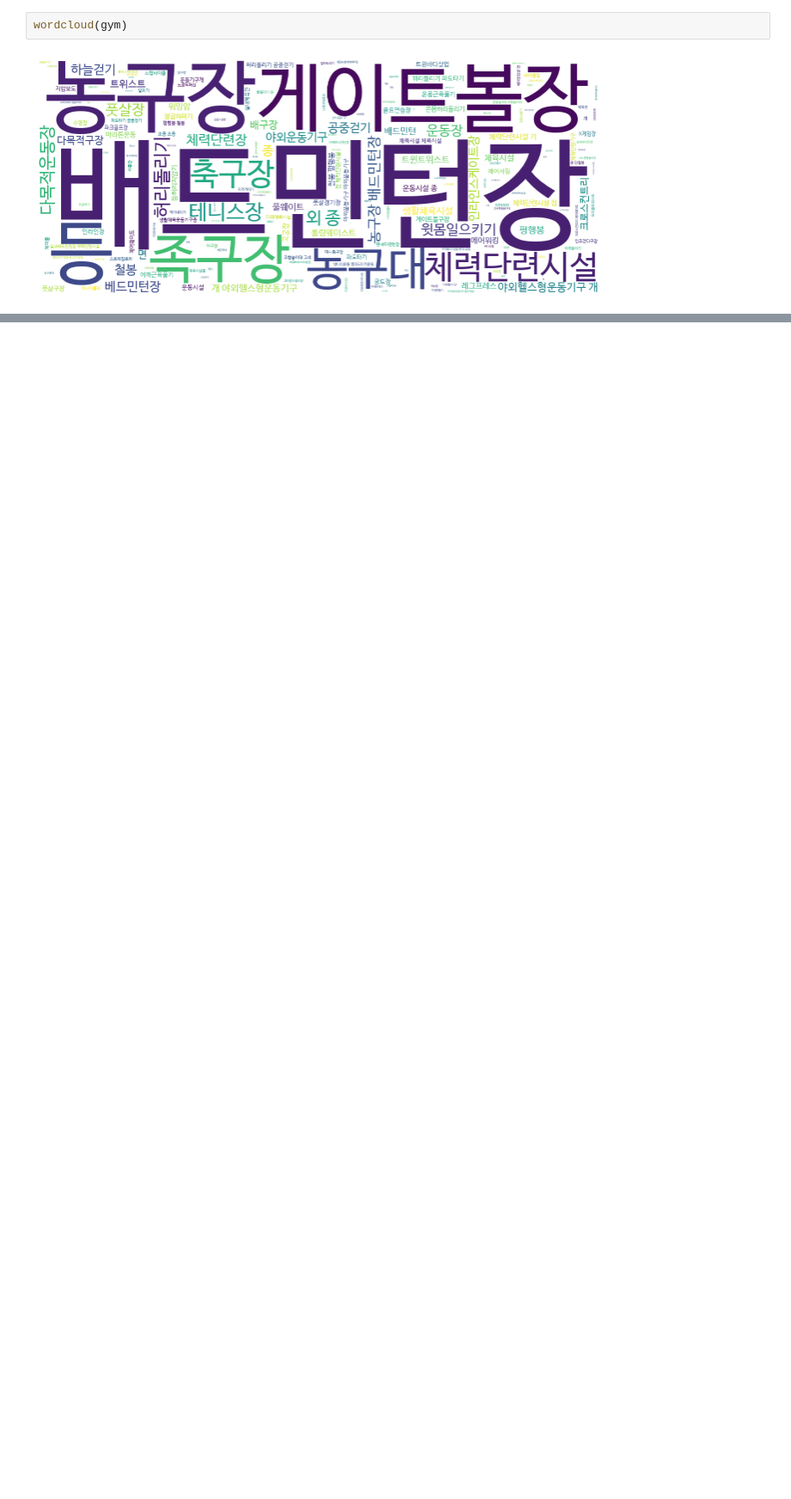
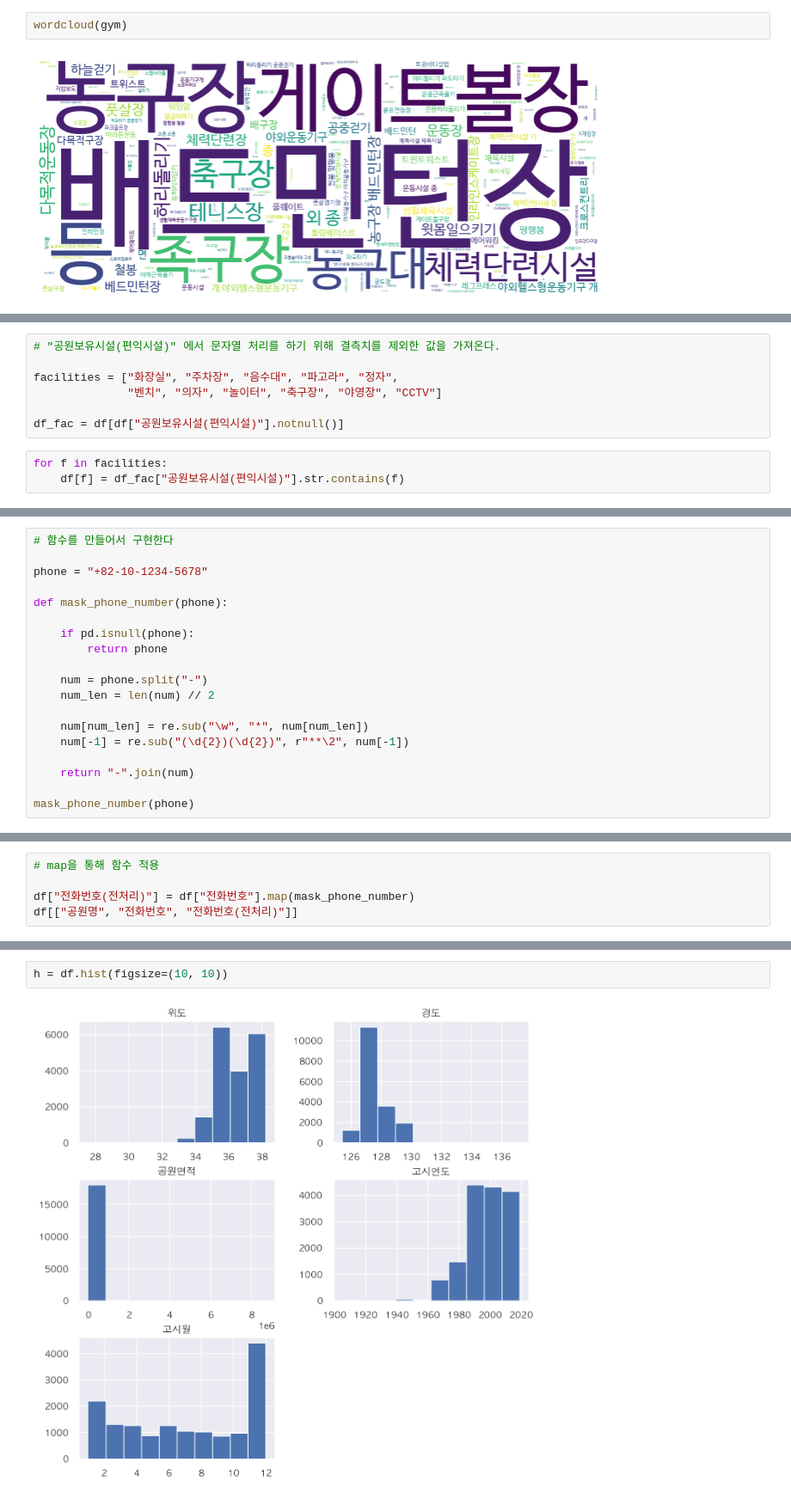
Before and after one commit to DAWUNHAN/DataAnalysisInPython, a Jupyter notebook: 전국 도시공원 데이터 분석.ipynb, the cells around one changed output, grey strips where cells are left out. Shown at 86% size. Saved outputs shown, nothing was run; the diff lists cells and outputs as text; blank space fills up the shorter version.

```diff
--- a/전국 도시공원 데이터 분석.ipynb
+++ b/전국 도시공원 데이터 분석.ipynb
@@ -500,0 +605,10 @@ wordcloud(gym)
+# %%
+# "공원보유시설(편익시설)" 에서 문자열 처리를 하기 위해 결측치를 제외한 값을 가져온다.
+
+facilities = ["화장실", "주차장", "음수대", "파고라", "정자",
+              "벤치", "의자", "놀이터", "축구장", "야영장", "CCTV"]
+
+df_fac = df[df["공원보유시설(편익시설)"].notnull()]
+# %%
+for f in facilities:
+    df[f] = df_fac["공원보유시설(편익시설)"].str.contains(f)
@@ -500,0 +670,19 @@ wordcloud(gym)
+# %%
+# 함수를 만들어서 구현한다
+
+phone = "+82-10-1234-5678"
+
+def mask_phone_number(phone):
+
+    if pd.isnull(phone):
+        return phone
+
+    num = phone.split("-")
+    num_len = len(num) // 2
+
+    num[num_len] = re.sub("\w", "*", num[num_len])
+    num[-1] = re.sub("(\d{2})(\d{2})", r"**\2", num[-1])
+
+    return "-".join(num)
+
+mask_phone_number(phone)
@@ -500,0 +697,5 @@ wordcloud(gym)
+# %%
+# map을 통해 함수 적용
+
+df["전화번호(전처리)"] = df["전화번호"].map(mask_phone_number)
+df[["공원명", "전화번호", "전화번호(전처리)"]]
@@ -500,0 +785,4 @@ wordcloud(gym)
+# %%
+h = df.hist(figsize=(10, 10))
+# %% [output]
+[figure, added]
```
Also changed, not shown: parts of 76 cells of this notebook, 1 other file.
